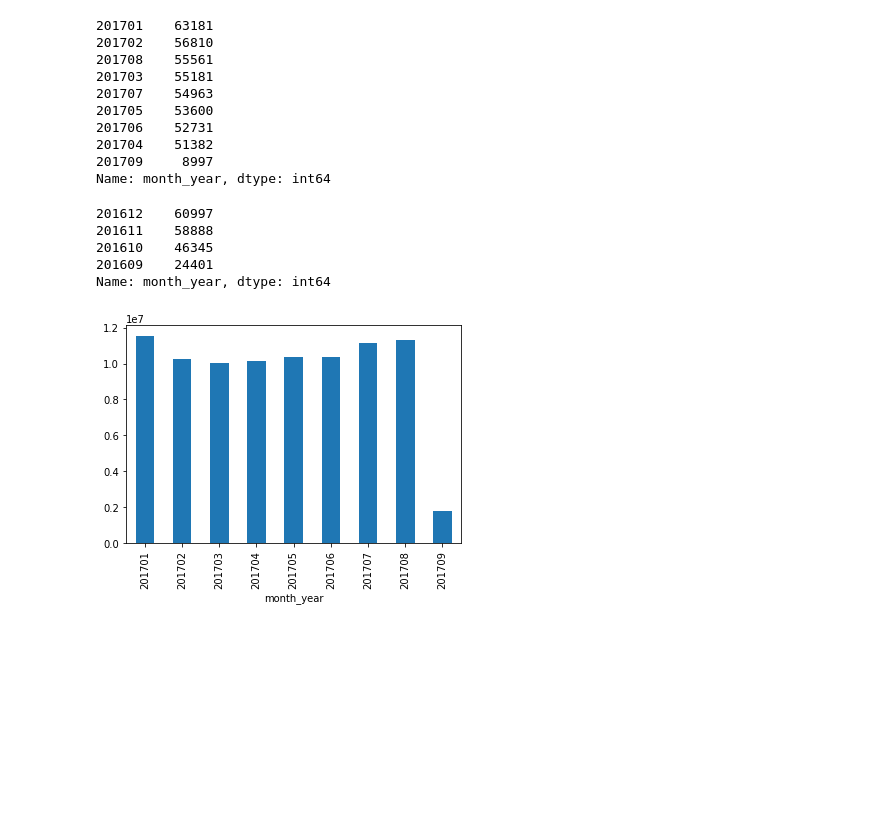
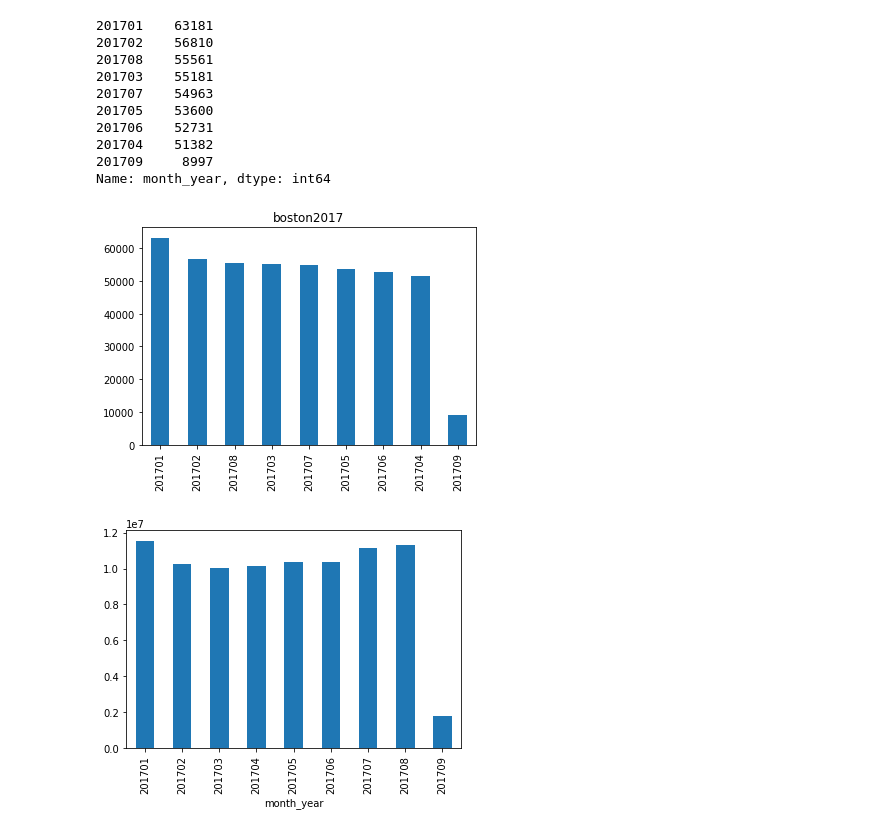
Before and after one commit to ahmedserag2/Airbnb-data-boston-seattle, a Jupyter notebook: boston/boston.ipynb, the cells around one changed output. Saved outputs shown, nothing was run; the diff lists cells and outputs as text; code cells hidden in the pictures; blank space fills up the shorter version.

```diff
--- a/boston/boston.ipynb
+++ b/boston/boston.ipynb
@@ -451,11 +437,7 @@ calendar_df_2017.month_year.value_counts()
 201709     8997
 Name: month_year, dtype: int64
 # %%
-calendar_df.query("date.dt.year == 2016").month_year.value_counts()
+calendar_df_2017.query('date.dt.year == 2017').month_year.value_counts().plot.bar(title = 'boston2017');
 # %% [output]
-201612    60997
-201611    58888
-201610    46345
-201609    24401
-Name: month_year, dtype: int64
+[figure, added]
 # %%
```
Also changed, not shown: parts of 31 cells of this notebook.
